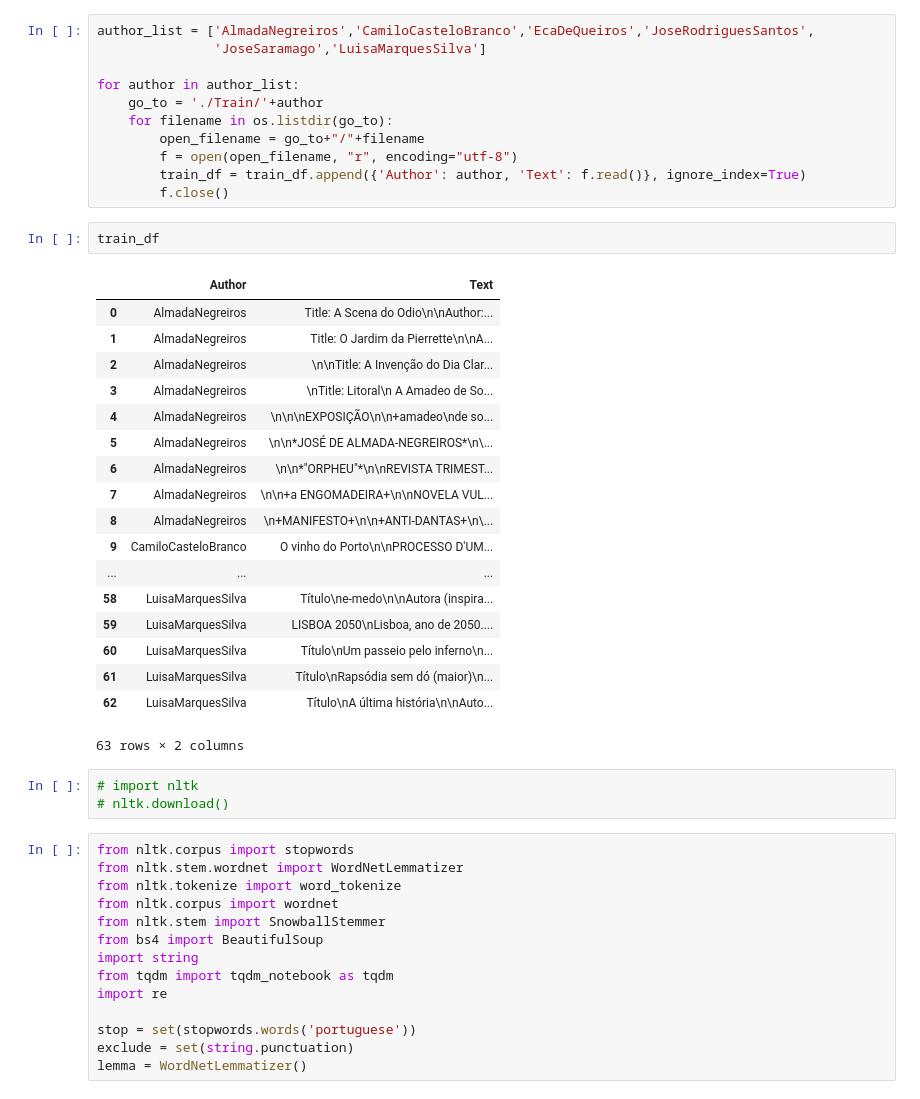
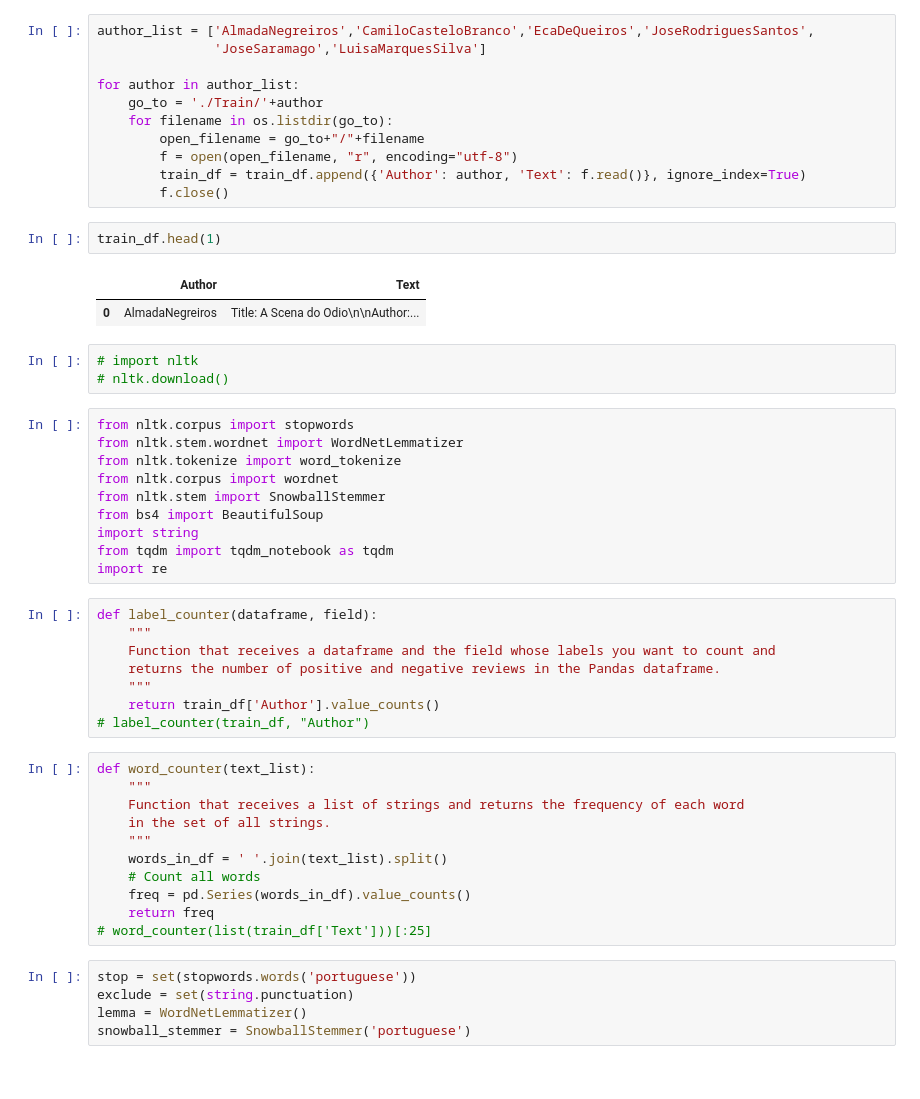
Before and after one commit to AbdallahZaher/TextMining, a Jupyter notebook: Text Mining - code.ipynb, the cells around one changed output. Drawn from its saved outputs; the diff is of its cells as text.

```diff
--- a/Text Mining - code.ipynb
+++ b/Text Mining - code.ipynb
@@ -43,26 +43,10 @@ for author in author_list:
         train_df = train_df.append({'Author': author, 'Text': f.read()}, ignore_index=True)
         f.close()
 # %%
-train_df
+train_df.head(1)
 # %% [output]
 |  | Author | Text |
 | 0 | AlmadaNegreiros | Title: A Scena do Odio\n\nAuthor:... |
-| 1 | AlmadaNegreiros | Title: O Jardim da Pierrette\n\nA... |
-| 2 | AlmadaNegreiros | \n\nTitle: A Invenção do Dia Clar... |
-| 3 | AlmadaNegreiros | \nTitle: Litoral\n A Amadeo de So... |
-| 4 | AlmadaNegreiros | \n\n\nEXPOSIÇÃO\n\n+amadeo\nde so... |
-| 5 | AlmadaNegreiros | \n\n*JOSÉ DE ALMADA-NEGREIROS*\n\... |
-| 6 | AlmadaNegreiros | \n\n*"ORPHEU"*\n\nREVISTA TRIMEST... |
-| 7 | AlmadaNegreiros | \n\n+a ENGOMADEIRA+\n\nNOVELA VUL... |
-| 8 | AlmadaNegreiros | \n+MANIFESTO+\n\n+ANTI-DANTAS+\n\... |
-| 9 | CamiloCasteloBranco | O vinho do Porto\n\nPROCESSO D'UM... |
-| ... | ... | ... |
-| 58 | LuisaMarquesSilva | Título\ne-medo\n\nAutora (inspira... |
-| 59 | LuisaMarquesSilva | LISBOA 2050\nLisboa, ano de 2050.... |
-| 60 | LuisaMarquesSilva | Título\nUm passeio pelo inferno\n... |
-| 61 | LuisaMarquesSilva | Título\nRapsódia sem dó (maior)\n... |
-| 62 | LuisaMarquesSilva | Título\nA última história\n\nAuto... |
-63 rows × 2 columns
 # %%
 # import nltk
 # nltk.download()
@@ -76,7 +60,27 @@ from bs4 import BeautifulSoup
 import string
 from tqdm import tqdm_notebook as tqdm
 import re
-
-stop = set(stopwords.words('portuguese'))
-exclude = set(string.punctuation)
-lemma = WordNetLemmatizer()
+# %%
+def label_counter(dataframe, field):
+    """
+    Function that receives a dataframe and the field whose labels you want to count and
+    returns the number of positive and negative reviews in the Pandas dataframe.
+    """
+    return train_df['Author'].value_counts()
+# label_counter(train_df, "Author")
+# %%
+def word_counter(text_list):
+    """
+    Function that receives a list of strings and returns the frequency of each word
+    in the set of all strings.
+    """
+    words_in_df = ' '.join(text_list).split()
+    # Count all words
+    freq = pd.Series(words_in_df).value_counts()
+    return freq
+# word_counter(list(train_df['Text']))[:25]
+# %%
+stop = set(stopwords.words('portuguese'))
+exclude = set(string.punctuation)
+lemma = WordNetLemmatizer()
+snowball_stemmer = SnowballStemmer('portuguese')
```
Also changed, not shown: parts of 8 cells of this notebook.
